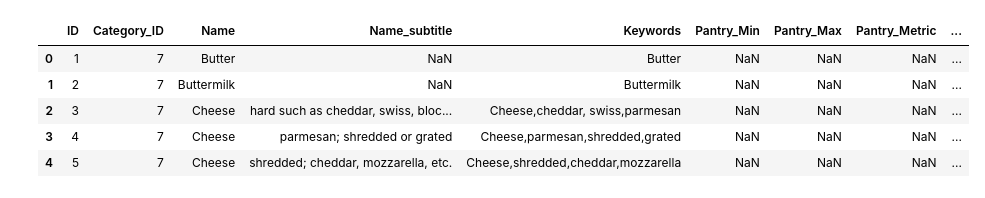
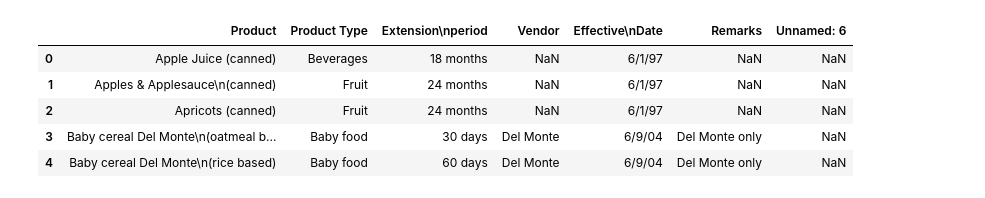
Before and after one commit to ACMSProject-SaiSri/ACMS_ProductReminderApp, a Jupyter notebook: Regression/ACMS.ipynb, the cells around one changed output. Cells and saved outputs as stored; diff of their text form; code cells hidden in the pictures.

```diff
--- a/Regression/ACMS.ipynb
+++ b/Regression/ACMS.ipynb
@@ -31,11 +35,13 @@ Successfully built tensorflow-docs
 # %%
-df = pd.read_csv("products.csv")
+# Read csv files
+df1 = pd.read_csv("products.csv")
 df_c = pd.read_csv("categories.csv")
-df.head()
+df2 = pd.read_csv("data_2.csv")
+df2.head()
 # %% [output]
-|  | ID | Category_ID | Name | Name_subtitle | Keywords | Pantry_Min | Pantry_Max | Pantry_Metric | ... |
-| 0 | 1 | 7 | Butter | NaN | Butter | NaN | NaN | NaN | ... |
-| 1 | 2 | 7 | Buttermilk | NaN | Buttermilk | NaN | NaN | NaN | ... |
-| 2 | 3 | 7 | Cheese | hard such as cheddar, swiss, bloc... | Cheese,cheddar, swiss,parmesan | NaN | NaN | NaN | ... |
-| 3 | 4 | 7 | Cheese | parmesan; shredded or grated | Cheese,parmesan,shredded,grated | NaN | NaN | NaN | ... |
-| 4 | 5 | 7 | Cheese | shredded; cheddar, mozzarella, etc. | Cheese,shredded,cheddar,mozzarella | NaN | NaN | NaN | ... |
+|  | Product | Product Type | Extension\nperiod | Vendor | Effective\nDate | Remarks | Unnamed: 6 |
+| 0 | Apple Juice (canned) | Beverages | 18 months | NaN | 6/1/97 | NaN | NaN |
+| 1 | Apples & Applesauce\n(canned) | Fruit | 24 months | NaN | 6/1/97 | NaN | NaN |
+| 2 | Apricots (canned) | Fruit | 24 months | NaN | 6/1/97 | NaN | NaN |
+| 3 | Baby cereal Del Monte\n(oatmeal b... | Baby food | 30 days | Del Monte | 6/9/04 | Del Monte only | NaN |
+| 4 | Baby cereal Del Monte\n(rice based) | Baby food | 60 days | Del Monte | 6/9/04 | Del Monte only | NaN |
```
Also changed, not shown: parts of 51 cells of this notebook, 4 other files.
